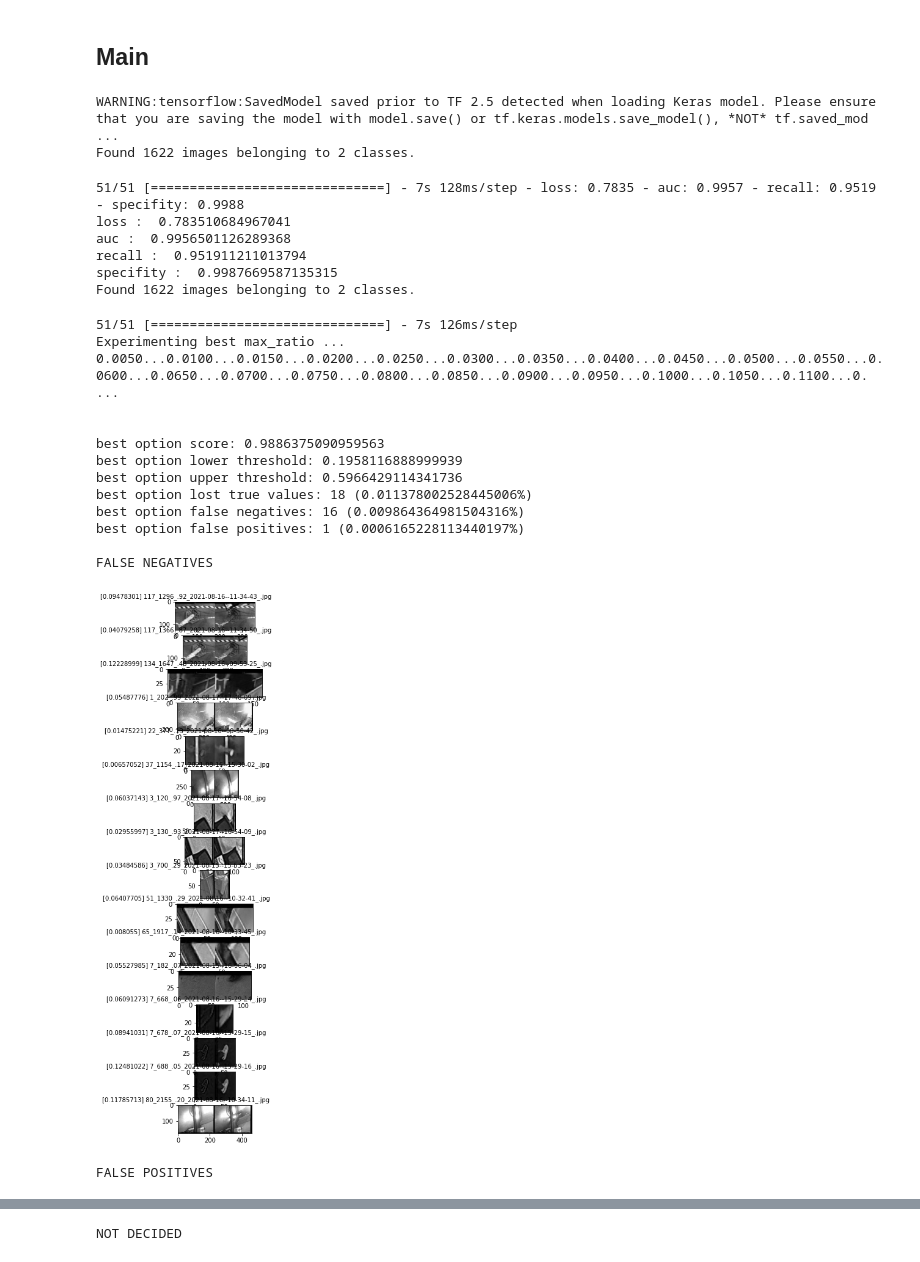
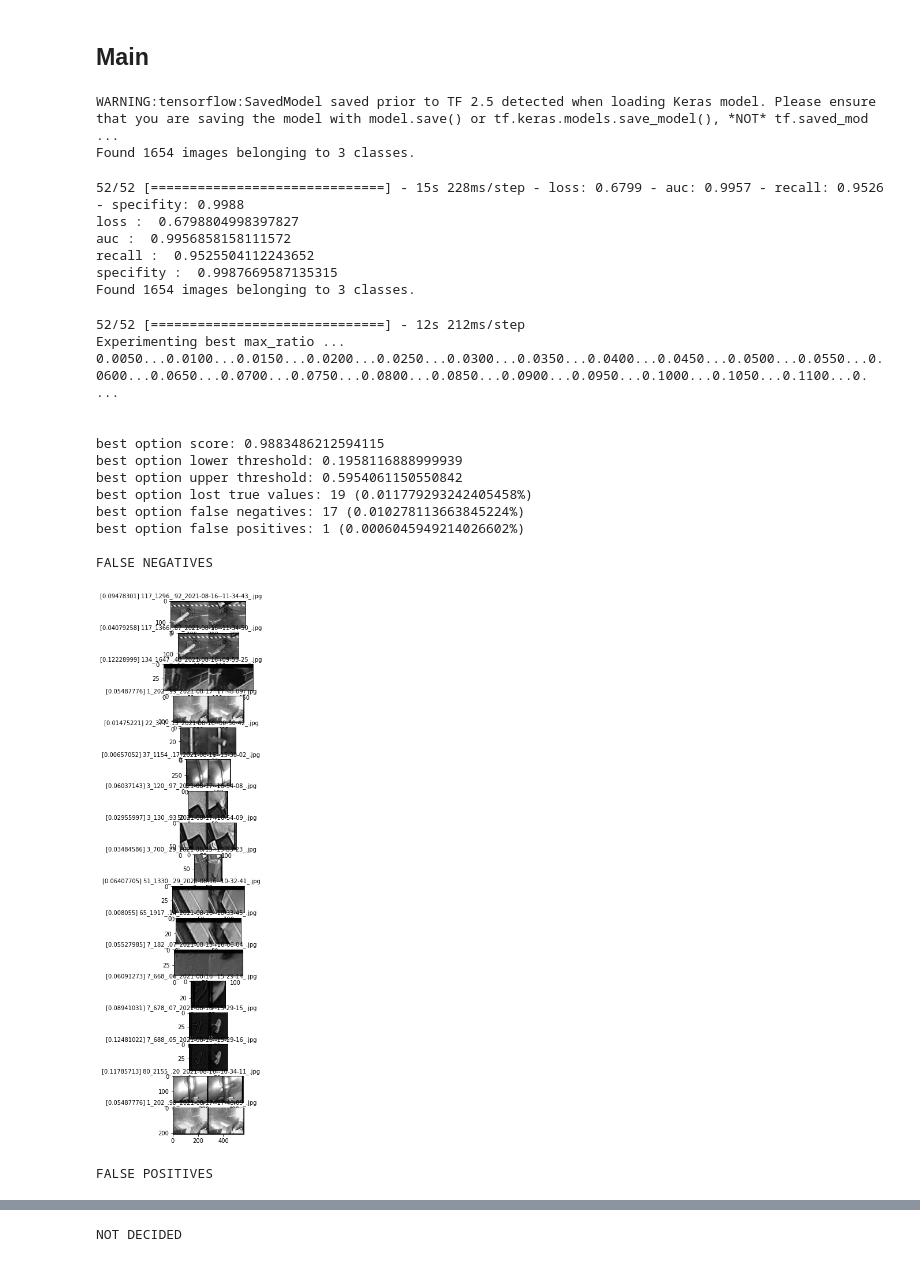
Before and after one commit to dnrevital/DL_utils, a Jupyter notebook: model_evaluation.ipynb, the cells around one changed output, grey strips where cells are left out. Cells and saved outputs as stored; diff of their text form; code cells hidden in the pictures.

```diff
--- a/model_evaluation.ipynb
+++ b/model_evaluation.ipynb
@@ -792,7 +792,7 @@ class ModelScore():
 ## Main
 # %%
 # -- Variables --
-trial_component_display_name = 'gg-2-2021-08-22-19-51-35-training-trial'
+trial_component_display_name = 'gg-2-const-2021-08-25-14-17-49-training-trial'
 model_path = '/home/drevital/cs_video_processor/models/gg_2_22_08'
 cloud_dataset = False
 obstacle_dataset = '/home/drevital/obstacles_classification_datasets/gg_2/eval/obstacle'
@@ -881,46 +881,46 @@ lower_threshold = best_option['lower_threshold']
 upper_threshold = best_option['upper_threshold']
 
 if display_false_negatives:
     print('\nFALSE NEGATIVES\n')
     handler.display_false_negatives(predictions, filenames, lower_threshold)
 
 if display_false_positives:
     print('\nFALSE POSITIVES\n')
     handler.display_false_positives(predictions, filenames, upper_threshold)
 
 if display_not_decided:
     print('\nNOT DECIDED\n')
     handler.display_not_decided(predictions, filenames, lower_threshold, upper_threshold)
 
 print()
 
 # Retrieve model's metrics from SageMaker and write them to the handler's .csv file
 handler.write_metrics_to_csv(trial_component_display_name,
                              print_params=print_best_option_params)
 del handler
 # %% [output]
 WARNING:tensorflow:SavedModel saved prior to TF 2.5 detected when loading Keras model. Please ensure that you are saving the model with model.save() or tf.keras.models.save_model(), *NOT* tf.saved_mod ...
-Found 1622 images belonging to 2 classes.
+Found 1654 images belonging to 3 classes.
-51/51 [==============================] - 7s 128ms/step - loss: 0.7835 - auc: 0.9957 - recall: 0.9519 - specifity: 0.9988
-loss :  0.783510684967041
-auc :  0.9956501126289368
-recall :  0.951911211013794
+52/52 [==============================] - 15s 228ms/step - loss: 0.6799 - auc: 0.9957 - recall: 0.9526 - specifity: 0.9988
+loss :  0.6798804998397827
+auc :  0.9956858158111572
+recall :  0.9525504112243652
 specifity :  0.9987669587135315
-Found 1622 images belonging to 2 classes.
+Found 1654 images belonging to 3 classes.
-51/51 [==============================] - 7s 126ms/step
+52/52 [==============================] - 12s 212ms/step
 Experimenting best max_ratio ...
 0.0050...0.0100...0.0150...0.0200...0.0250...0.0300...0.0350...0.0400...0.0450...0.0500...0.0550...0.0600...0.0650...0.0700...0.0750...0.0800...0.0850...0.0900...0.0950...0.1000...0.1050...0.1100...0. ...
 
 
-best option score: 0.9886375090959563
+best option score: 0.9883486212594115
 best option lower threshold: 0.1958116888999939
-best option upper threshold: 0.5966429114341736
-best option lost true values: 18 (0.011378002528445006%)
-best option false negatives: 16 (0.009864364981504316%)
-best option false positives: 1 (0.0006165228113440197%)
+best option upper threshold: 0.5954061150550842
+best option lost true values: 19 (0.011779293242405458%)
+best option false negatives: 17 (0.010278113663845224%)
+best option false positives: 1 (0.0006045949214026602%)
 
 FALSE NEGATIVES
-[figure, old version]
+[figure, new version]
 FALSE POSITIVES
 [figure]
 NOT DECIDED
```
Also changed, not shown: parts of 26 cells of this notebook.
